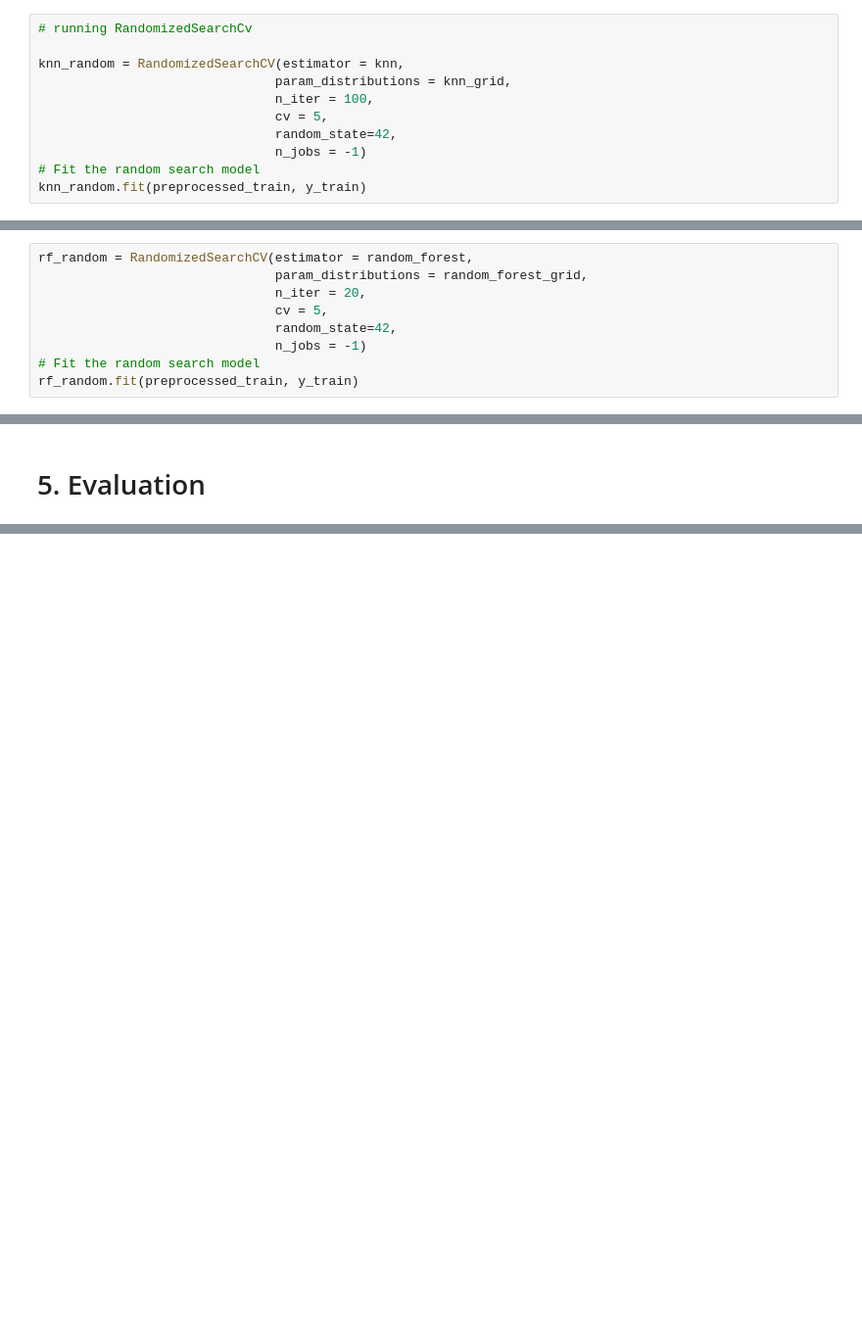
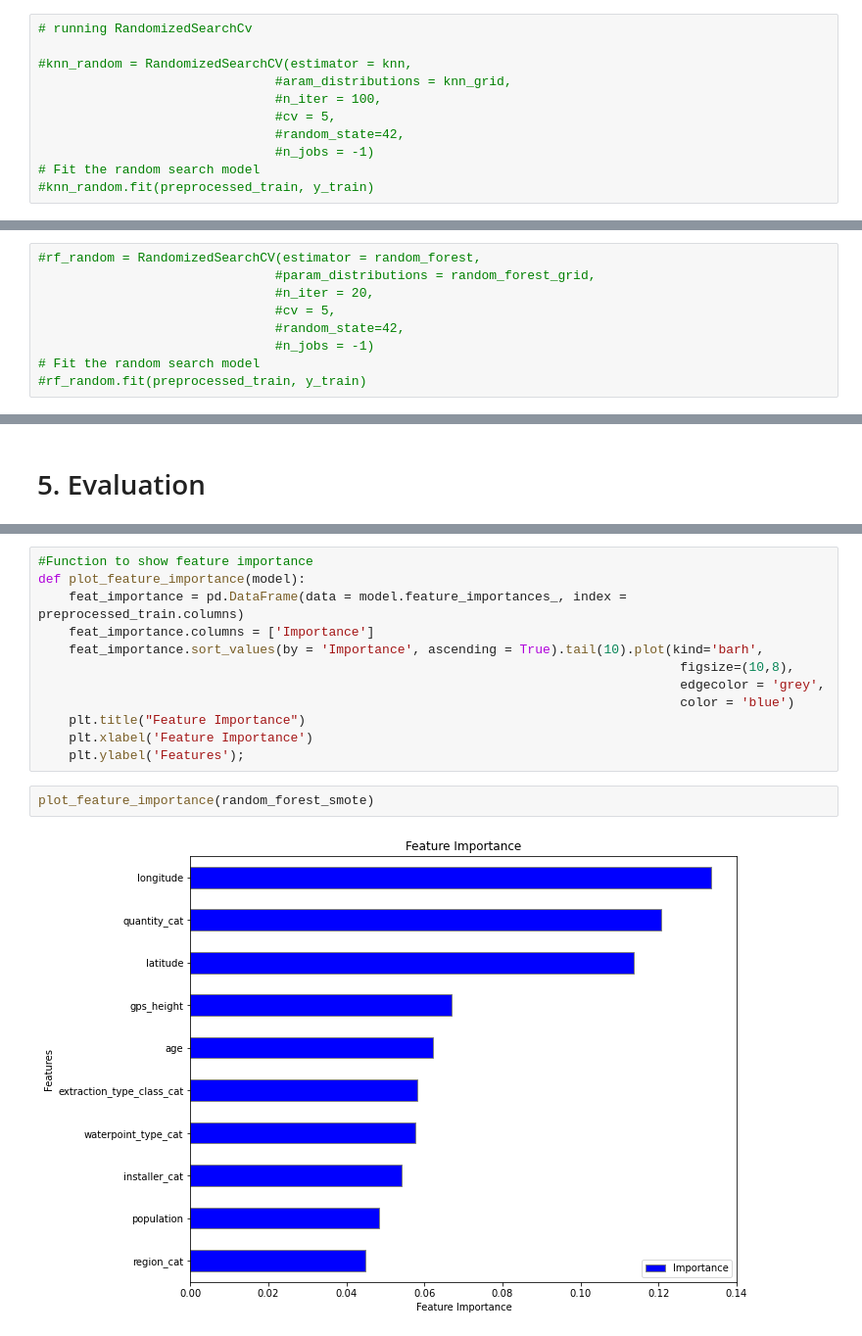
Before and after one commit to OswaldCc/Tanzania-Water-Pump-Status-Prediction, a Jupyter notebook: Tanzania Water Pump Status.ipynb, the cells around one changed output, grey strips where cells are left out. Shown at 98% size. Saved outputs shown, nothing was run; the diff lists cells and outputs as text; blank space fills up the shorter version.

```diff
--- a/Tanzania Water Pump Status.ipynb
+++ b/Tanzania Water Pump Status.ipynb
@@ -949,12 +949,12 @@ knn_grid = {'n_neighbors': [5, 7, 10],'metric' : ['minkowski', 'manhattan','eucl
 # %%
 # running RandomizedSearchCv
 
-knn_random = RandomizedSearchCV(estimator = knn,
-                               param_distributions = knn_grid,
-                               n_iter = 100,
-                               cv = 5,
-                               random_state=42,
-                               n_jobs = -1)
+#knn_random = RandomizedSearchCV(estimator = knn,
+                               #aram_distributions = knn_grid,
+                               #n_iter = 100,
+                               #cv = 5,
+                               #random_state=42,
+                               #n_jobs = -1)
 # Fit the random search model
-knn_random.fit(preprocessed_train, y_train)
+#knn_random.fit(preprocessed_train, y_train)
 # %%
@@ -1034,13 +1034,13 @@ random_forest_grid = {
                'min_samples_split': [5, 10],
                'n_estimators': [500, 1000, 1500]}
 # %%
-rf_random = RandomizedSearchCV(estimator = random_forest,
-                               param_distributions = random_forest_grid,
-                               n_iter = 20,
-                               cv = 5,
-                               random_state=42,
-                               n_jobs = -1)
+#rf_random = RandomizedSearchCV(estimator = random_forest,
+                               #param_distributions = random_forest_grid,
+                               #n_iter = 20,
+                               #cv = 5,
+                               #random_state=42,
+                               #n_jobs = -1)
 # Fit the random search model
-rf_random.fit(preprocessed_train, y_train)
+#rf_random.fit(preprocessed_train, y_train)
 # %%
 #Getting the best parameters
@@ -1145,0 +1145,16 @@ This model is overfitting and we will therefore use the smote tuned random fores
+# %%
+#Function to show feature importance
+def plot_feature_importance(model):
+    feat_importance = pd.DataFrame(data = model.feature_importances_, index = preprocessed_train.columns)
+    feat_importance.columns = ['Importance']
+    feat_importance.sort_values(by = 'Importance', ascending = True).tail(10).plot(kind='barh',
+                                                                                    figsize=(10,8),
+                                                                                    edgecolor = 'grey',
+                                                                                    color = 'blue')
+    plt.title("Feature Importance")
+    plt.xlabel('Feature Importance')
+    plt.ylabel('Features');
+# %%
+plot_feature_importance(random_forest_smote)
+# %% [output]
+[figure, added]
```
Also changed, not shown: parts of 17 cells of this notebook.
